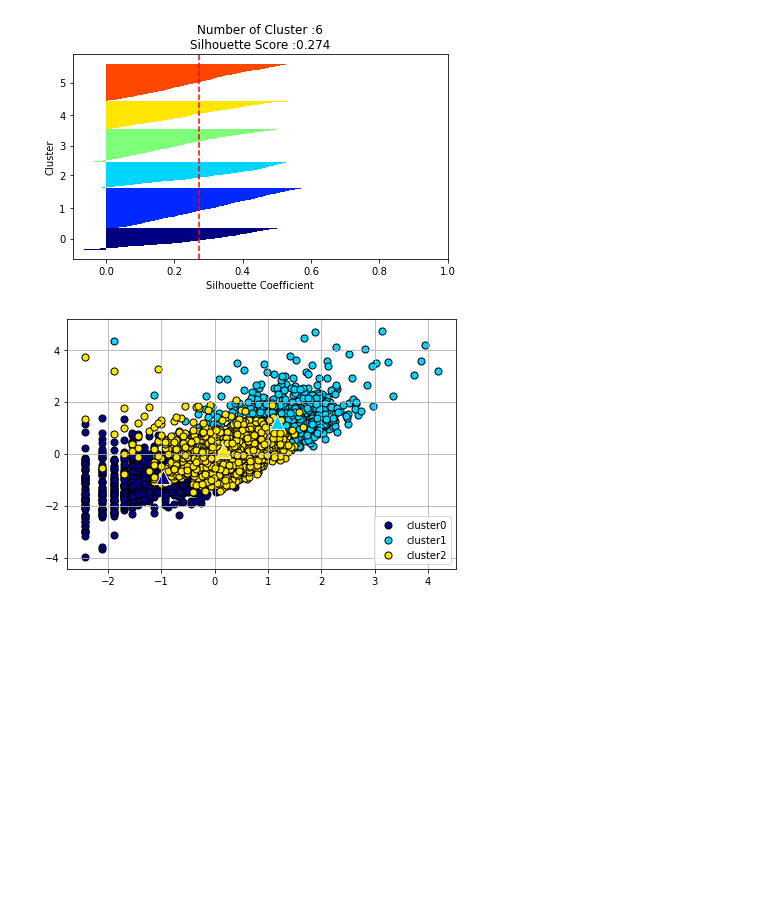
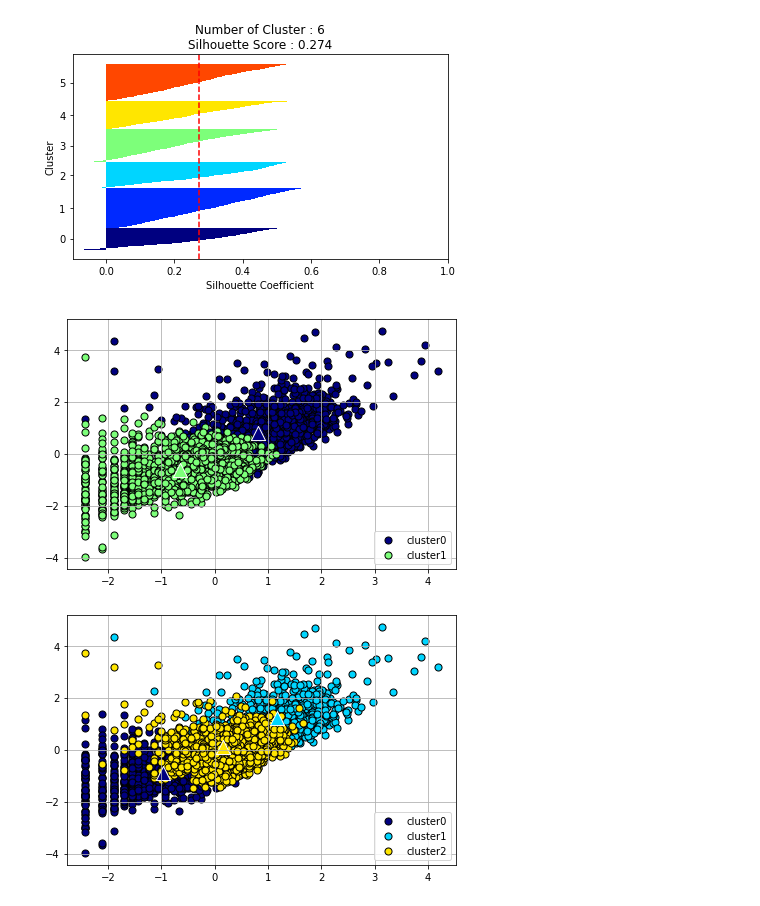
Before and after one commit to welwitschias/MachineLearning, a Jupyter notebook: 25_clustering_analysis.ipynb, the cells around one changed output. Saved outputs shown, nothing was run; the diff lists cells and outputs as text; code cells hidden in the pictures; blank space fills up the shorter version.

```diff
--- a/25_clustering_analysis.ipynb
+++ b/25_clustering_analysis.ipynb
@@ -316,6 +326,10 @@ def clusterScatter(n_cluster, X_features):
     plt.grid()
     plt.tight_layout()
     plt.show()
+# %%
+clusterScatter(2, X_features_scaled)
+# %% [output]
+[figure, added]
 # %%
 clusterScatter(3, X_features_scaled)
 # %% [output]
```
Also changed, not shown: parts of 9 cells of this notebook, 6 other files.
